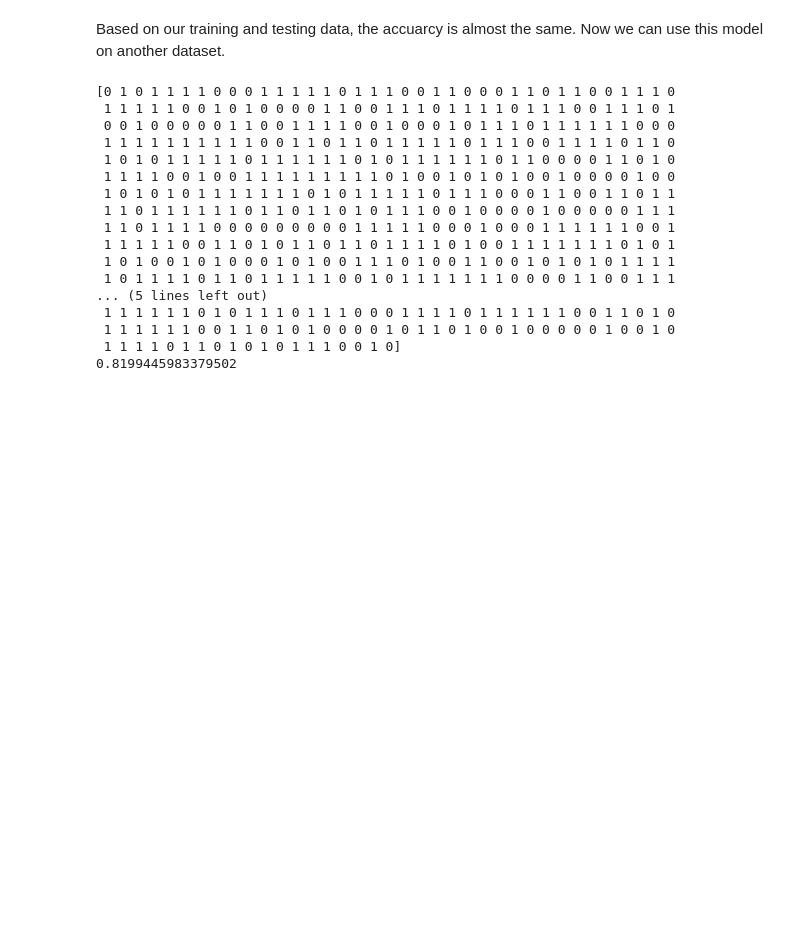
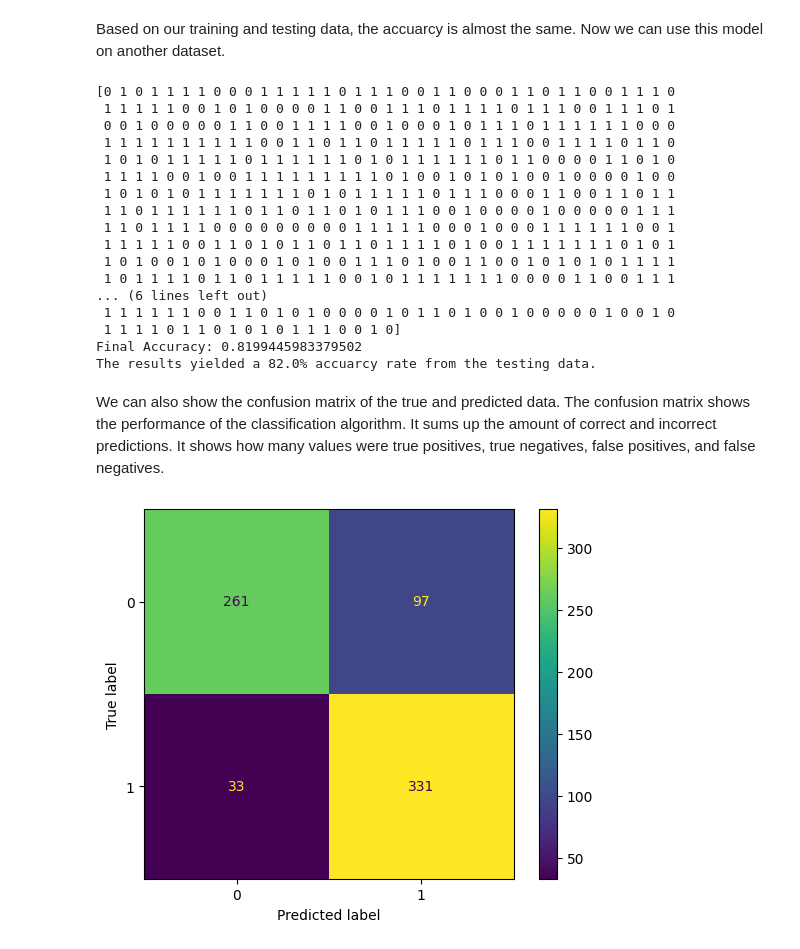
Before and after one commit to BrandonP1252/HeartDiseaseProject, a Jupyter notebook: analysis.ipynb, the cells around one changed output. Cells and saved outputs as stored; diff of their text form; code cells hidden in the pictures; blank space fills up the shorter version.

Commit message:
Added confusion matrix

```diff
--- a/analysis.ipynb
+++ b/analysis.ipynb
@@ -98,9 +103,12 @@ test_df = pf.setup_test()
 test_x = test_df.drop('target', axis=1)
 test_y = test_df['target']
 prediction_res = model.predict(test_x)
-final_accuarcy = accuracy_score(prediction_res, test_y)
+final_accuracy = accuracy_score(prediction_res, test_y)
+final_percentage = float("%.2f"%(final_accuracy))*100
+
 print(prediction_res)
-print(final_accuarcy)
+print(f"Final Accuracy: {final_accuracy}")
+print(f"The results yielded a {final_percentage}% accuarcy rate from the testing data.")
 # %% [output]
 [0 1 0 1 1 1 1 0 0 0 1 1 1 1 1 0 1 1 1 0 0 1 1 0 0 0 1 1 0 1 1 0 0 1 1 1 0
  1 1 1 1 1 0 0 1 0 1 0 0 0 0 1 1 0 0 1 1 1 0 1 1 1 1 0 1 1 1 0 0 1 1 1 0 1
@@ -114,8 +122,17 @@ print(final_accuarcy)
  1 1 1 1 1 0 0 1 1 0 1 0 1 1 0 1 1 0 1 1 1 1 0 1 0 0 1 1 1 1 1 1 1 0 1 0 1
  1 0 1 0 0 1 0 1 0 0 0 1 0 1 0 0 1 1 1 0 1 0 0 1 1 0 0 1 0 1 0 1 0 1 1 1 1
  1 0 1 1 1 1 0 1 1 0 1 1 1 1 1 0 0 1 0 1 1 1 1 1 1 1 0 0 0 0 1 1 0 0 1 1 1
-... (5 lines left out)
- 1 1 1 1 1 1 0 1 0 1 1 1 0 1 1 1 0 0 0 1 1 1 1 0 1 1 1 1 1 1 0 0 1 1 0 1 0
+... (6 lines left out)
  1 1 1 1 1 1 0 0 1 1 0 1 0 1 0 0 0 0 1 0 1 1 0 1 0 0 1 0 0 0 0 0 1 0 0 1 0
  1 1 1 1 0 1 1 0 1 0 1 0 1 1 1 0 0 1 0]
-0.8199445983379502
+Final Accuracy: 0.8199445983379502
+The results yielded a 82.0% accuarcy rate from the testing data.
+# %% [markdown]
+We can also show the confusion matrix of the true and predicted data. The confusion matrix shows the performance of the classification algorithm. It sums up the amount of correct and incorrect predictions. It shows how many values were true positives, true negatives, false positives, and false negatives.
+# %%
+matrix = confusion_matrix(test_y, prediction_res, labels=None, sample_weight=None, normalize=None)
+disp = ConfusionMatrixDisplay(matrix)
+disp.plot()
+plt.show()
+# %% [output]
+[figure, added]
```
Also changed, not shown: parts of 3 cells of this notebook.
